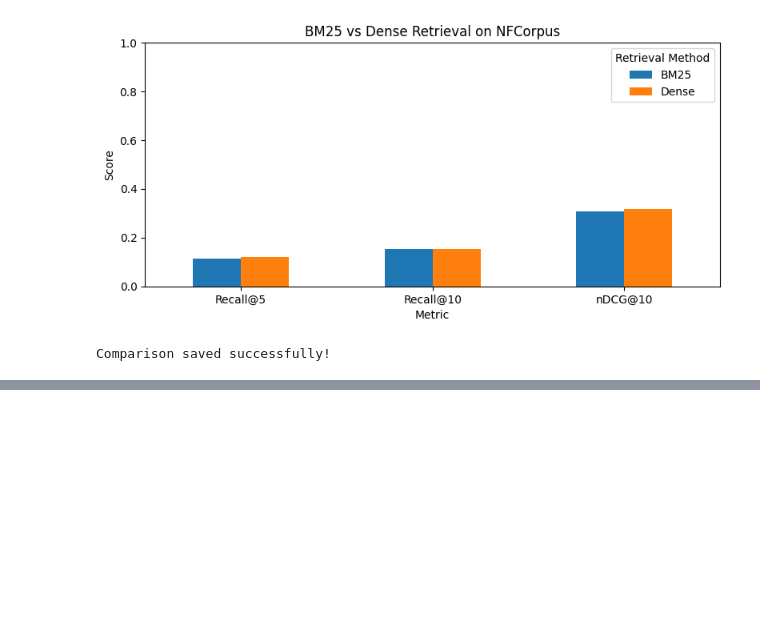
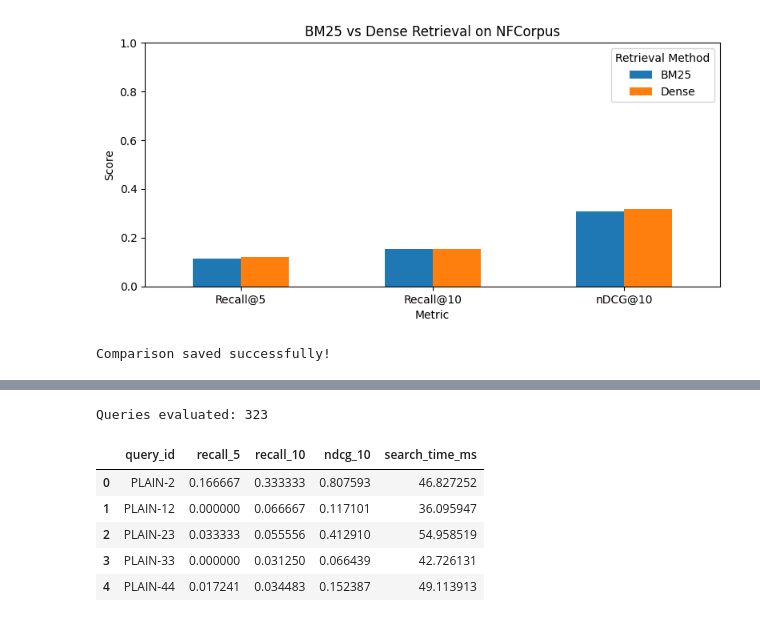
Before and after one commit to rachana1707-S/Adaptive-MedRAG, a Jupyter notebook: notebooks/01_retrieval.ipynb, the cells around one changed output, grey strips where cells are left out. Saved outputs shown, nothing was run; the diff lists cells and outputs as text; code cells hidden in the pictures; blank space fills up the shorter version.

```diff
--- a/notebooks/01_retrieval.ipynb
+++ b/notebooks/01_retrieval.ipynb
@@ -955,0 +1105,15 @@ Comparison saved successfully!
+# %%
+# Testing hybrid search on a sample medical question
+
+question = "Does vitamin D help improve bone health?"
+
+results = hybrid_search(question, top_k=5)
+
+for result in results:
+
+    print("Rank:", result["rank"])
+    print("Document ID:", result["doc_id"])
+    print("RRF Score:", round(result["score"], 5))
+    print("Title:", result["title"])
+    print("Text:", result["text"][:200])
+    print("-" * 50)
@@ -955,0 +1138,59 @@ Comparison saved successfully!
+# %%
+# Evaluating hybrid retrieval using the NFCorpus test queries
+# We use the same metrics as BM25 and dense retrieval
+
+hybrid_evaluation_results = []
+
+for query_id, relevant_docs in qrels.items():
+
+    if query_id not in queries:
+        continue
+
+    question = queries[query_id]
+
+    # Measuring the time for the complete hybrid search
+    start_time = time.perf_counter()
+
+    results = hybrid_search(
+        question,
+        top_k=10,
+        candidate_k=100
+    )
+
+    search_time = (time.perf_counter() - start_time) * 1000
+
+    retrieved_ids = [
+        result["doc_id"]
+        for result in results
+    ]
+
+    # Calculating evaluation metrics
+    hybrid_evaluation_results.append({
+        "query_id": query_id,
+        "recall_5": recall_at_k(
+            retrieved_ids, relevant_docs, 5
+        ),
+        "recall_10": recall_at_k(
+            retrieved_ids, relevant_docs, 10
+        ),
+        "ndcg_10": ndcg_at_k(
+            retrieved_ids, relevant_docs, 10
+        ),
+        "search_time_ms": search_time
+    })
+
+hybrid_evaluation_df = pd.DataFrame(
+    hybrid_evaluation_results
+)
+
+print("Queries evaluated:", len(hybrid_evaluation_df))
+
+display(hybrid_evaluation_df.head())
+# %% [output]
+Queries evaluated: 323
+|  | query_id | recall_5 | recall_10 | ndcg_10 | search_time_ms |
+| 0 | PLAIN-2 | 0.166667 | 0.333333 | 0.807593 | 46.827252 |
+| 1 | PLAIN-12 | 0.000000 | 0.066667 | 0.117101 | 36.095947 |
+| 2 | PLAIN-23 | 0.033333 | 0.055556 | 0.412910 | 54.958519 |
+| 3 | PLAIN-33 | 0.000000 | 0.031250 | 0.066439 | 42.726131 |
+| 4 | PLAIN-44 | 0.017241 | 0.034483 | 0.152387 | 49.113913 |
```
Also changed, not shown: parts of 20 cells of this notebook.
